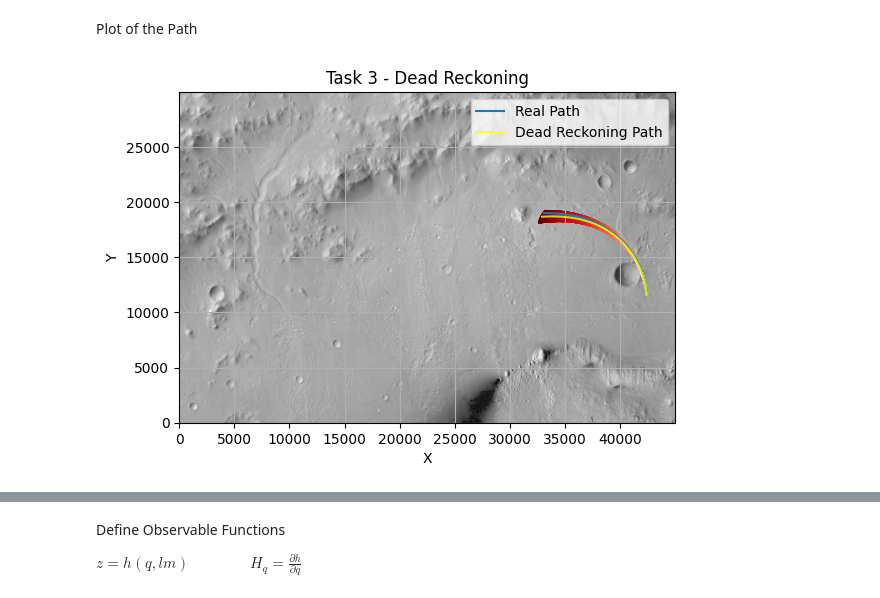
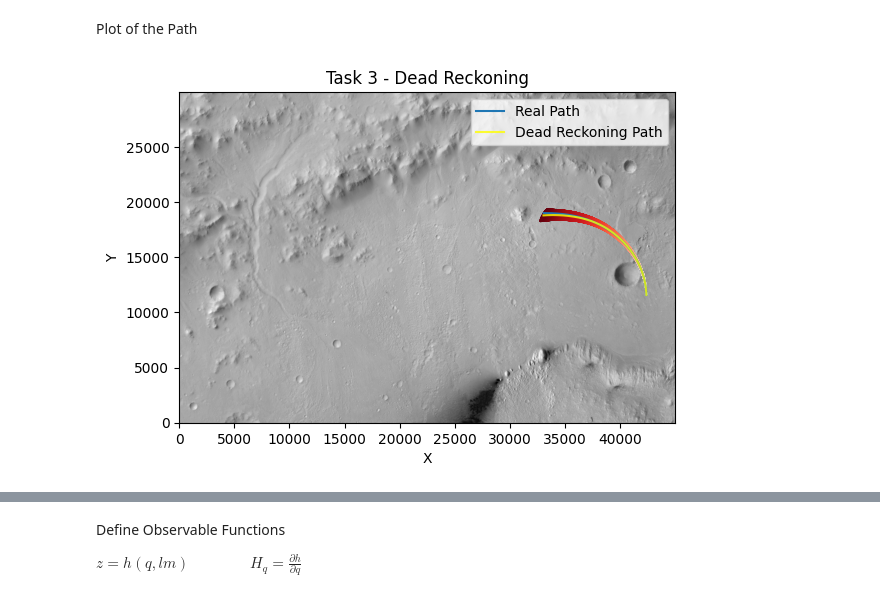
Before and after one commit to SwellPoem/Curiosity_Rover_proj, a Jupyter notebook: main.ipynb, the cells around one changed output, grey strips where cells are left out. Drawn from its saved outputs; the diff is of its cells as text; code cells hidden in the pictures.

```diff
--- a/main.ipynb
+++ b/main.ipynb
@@ -304,25 +306,23 @@ Plot of the Path
 # %%
 plt.figure("Task 3 - Dead Reckoning")
 plt.title("Task 3 - Dead Reckoning")
 plt.imshow(env_map, cmap='gray', extent=(Xvec[0], Xvec[-1], Yvec[-1], Yvec[0]))
 plt.plot(q_real[:, 0], q_real[:, 1], label='Real Path')
-plt.plot(q_est_dr[:, 0], q_est_dr[:, 1], label='Dead Reckoning Path', c='yellow', linestyle='-', alpha= 0.8)
+plt.plot(q_est_dr[:, 0], q_est_dr[:, 1], label='Dead Reckoning Path', c='yellow', alpha= 0.8)
 plt.xlabel('X')
 plt.ylabel('Y')
-plt.grid(True)
 plt.legend()
 
 # Get a colormap
 cmap = cm.get_cmap('Reds')
 # Calculate the number of ellipses
-num_ellipses = len(0.1*q_est_dr)
+num_ellipses = len(q_est_dr)
 for i in range(num_ellipses):
     # Get a color from the colormap
     color = cmap(i / num_ellipses)
     # Plot the ellipse with the chosen color
     plot_covariance_ellipse(q_est_dr[i, :2], L_est_dr[i], plt, n_sigma=3, edgecolor=color, alpha=0.8)
 
-
 plt.show()
 # %% [output]
-[figure, old version]
+[figure, new version]
```
Also changed, not shown: parts of 7 cells of this notebook.
